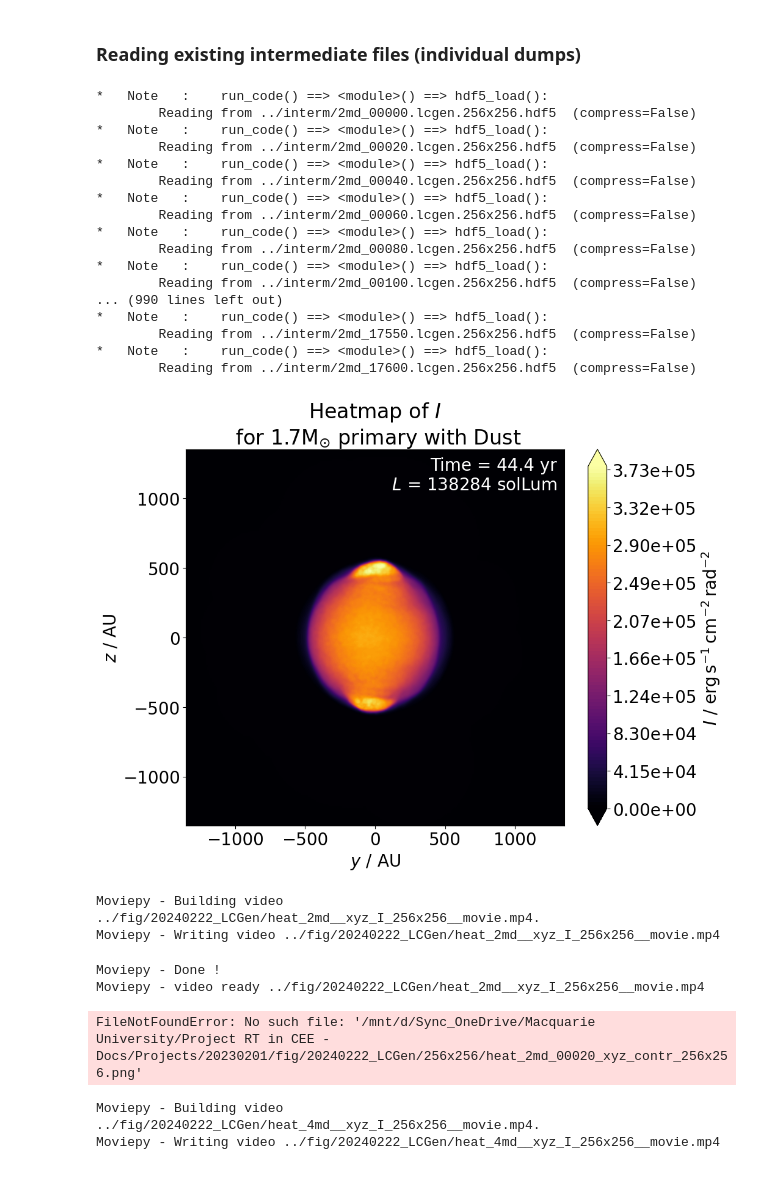
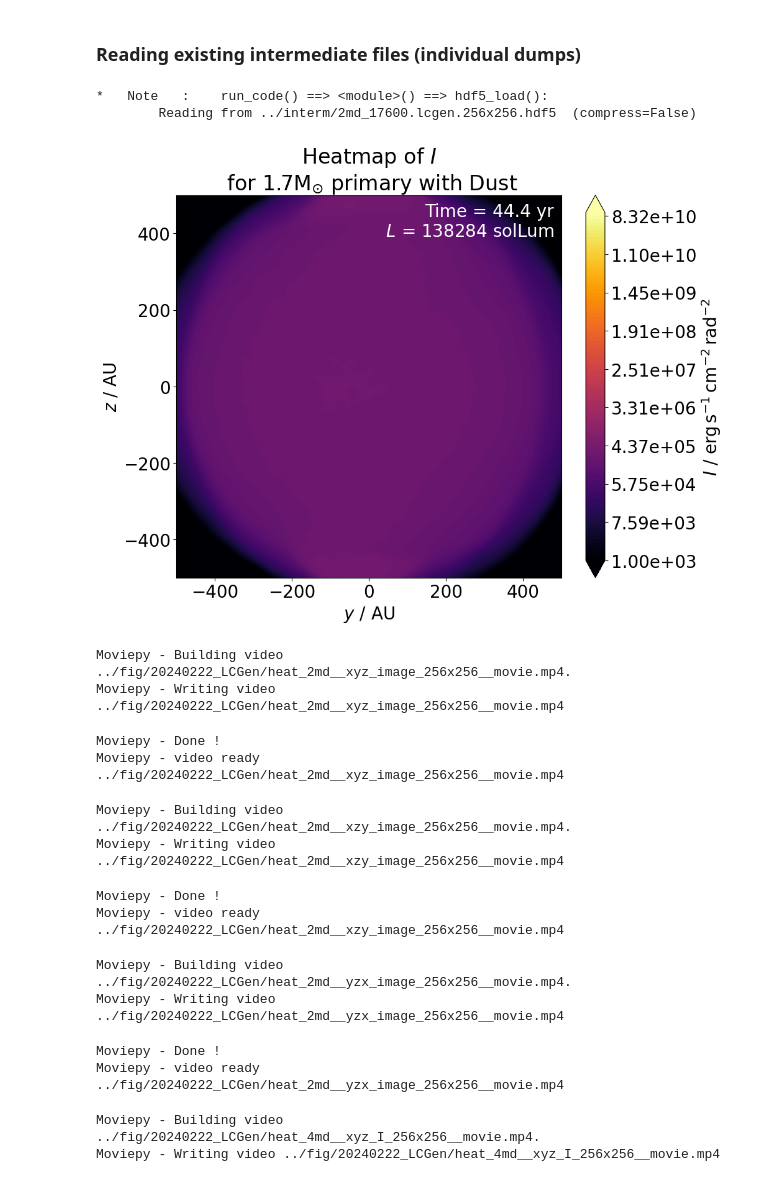
Before and after one commit to chunliangmu/RTinCEE-scripts-2024, a Jupyter notebook: script_LCGen_analysis.ipynb, the cells around one changed output. Drawn from its saved outputs; the diff is of its cells as text; code cells hidden in the pictures.

```diff
--- a/script_LCGen_analysis.ipynb
+++ b/script_LCGen_analysis.ipynb
@@ -302,8 +302,9 @@ def plot_heat(
     )
     if xylim is None: xylim  = max([abs(it) for it in extent])
     xylims = (-xylim, xylim)
-    levels = nlevel if not isinstance(norm, mpl.colors.Normalize) else np.linspace(norm.vmin, norm.vmax, nlevel+1)
-    if isinstance(norm, mpl.colors.Normalize):
+    if   isinstance(norm, mpl.colors.LogNorm):
+        levels = np.logspace(np.log10(norm.vmin), np.log10(norm.vmax), nlevel+1)
+    elif isinstance(norm, mpl.colors.Normalize):
         levels = np.linspace(norm.vmin, norm.vmax, nlevel+1) if levels is None else levels
         if isinstance(ticks, int):
             ticks  = np.linspace(norm.vmin, norm.vmax, ticks+1)
@@ -510,7 +511,7 @@ if __name__ == '__main__':
         job_name    = job_profile['job_name']
         file_indexes= job_profile['file_indexes']
 
-        for file_index in file_indexes: #[0, 1200, 4800, 17600]: #
+        for file_index in file_indexes[:1]: #[0, 1200, 4800, 17600]: #
             plt.close('all')
             data_full = mupl.hdf5_load(f"{interm_dir}{job_nickname}_{file_index:05d}.lcgen.{no_xy_txt}.hdf5")
             xyzs_list = list(data_full.keys()).copy() if xyzs_list is None else xyzs_list
@@ -545,51 +546,37 @@ if __name__ == '__main__':
                 figs = []
 
                 cmap = plt.get_cmap('inferno') #plt.get_cmap()
                 #cmap.set_over('white')
 
                 fig, _, outfilenames = plot_heat(
                     no_xy, rays_u, rads, data_label="$I$",
-                    xyzs=xyzs, save_label=f"I",
+                    xyzs=xyzs, save_label=f"image",
                     job_profile=job_profile, file_index=file_index, cmap=cmap, notes=data,
-                    norm=mpl.colors.Normalize(0., I_range, clip=False),
+                    #norm=mpl.colors.Normalize(0., I_range, clip=False),
+                    norm=mpl.colors.LogNorm(1e3, 1e11, clip=False),
                     cbar_num_fmt=lambda x, pos: f"{x:.2e}",
                     facecolor=cmap.get_under(), text_color='white',
                     xylim=(500*units.au).to_value(rays_u.unit),
                     output_dir=output_dir, out_exts=['png'], verbose=verbose_loop)
                 outfilenames_dict['rads' ][job_nickname][xyzs].append(outfilenames[-1])
                 figs.append(fig)
 
                 # fig, _, outfilenames = plot_heat(
                 #     no_xy, rays_u, data['contr'], data_label="contribution fraction of the most contributed",
                 #     xyzs=xyzs, save_label=f"contr",
                 #     job_profile=job_profile, file_index=file_index, cmap='seismic', notes=data,
                 #     ticks=10,
                 #     norm=mpl.colors.Normalize(0., 100.),
                 #     output_dir=output_dir, out_exts=['png'], verbose=verbose_loop)
                 # outfilenames_dict['contr'][job_nickname][xyzs].append(outfilenames[-1])
                 # figs.append(fig)
                 del data, rays_u, rads, I_avg, I_range
             del data_full
             gc.collect()
 # %% [output]
-*   Note   :    run_code() ==> <module>() ==> hdf5_load():
-        Reading from ../interm/2md_00000.lcgen.256x256.hdf5  (compress=False)
-*   Note   :    run_code() ==> <module>() ==> hdf5_load():
-        Reading from ../interm/2md_00020.lcgen.256x256.hdf5  (compress=False)
-*   Note   :    run_code() ==> <module>() ==> hdf5_load():
-        Reading from ../interm/2md_00040.lcgen.256x256.hdf5  (compress=False)
-*   Note   :    run_code() ==> <module>() ==> hdf5_load():
-        Reading from ../interm/2md_00060.lcgen.256x256.hdf5  (compress=False)
-*   Note   :    run_code() ==> <module>() ==> hdf5_load():
-        Reading from ../interm/2md_00080.lcgen.256x256.hdf5  (compress=False)
-*   Note   :    run_code() ==> <module>() ==> hdf5_load():
-        Reading from ../interm/2md_00100.lcgen.256x256.hdf5  (compress=False)
-... (990 lines left out)
-*   Note   :    run_code() ==> <module>() ==> hdf5_load():
-        Reading from ../interm/2md_17550.lcgen.256x256.hdf5  (compress=False)
 *   Note   :    run_code() ==> <module>() ==> hdf5_load():
         Reading from ../interm/2md_17600.lcgen.256x256.hdf5  (compress=False)
-[figure, old version]
+[figure, new version]
 # %%
 # generating movies (2md) (with 2 different fps speed- fixed to 1/6 second per 100 dumps)
 if __name__ == '__main__':
@@ -598,18 +585,25 @@ if __name__ == '__main__':
     for xyz in ['xyz', 'xzy', 'yzx']:
         input_dir = f'../fig/20240222_LCGen/{no_xy_txt}/'
         output_dir= f'../fig/20240222_LCGen/'
-        for mode in ['I', 'contr']:
+        for mode in ['image']: # , 'contr'
             fps1, outfilenames1 = 30, [f"{input_dir}heat_{job_nickname}_{i:05d}_{xyz}_{mode}_256x256.png" for i in range(   0,  5000-1,  20)]
             fps2, outfilenames2 = 12, [f"{input_dir}heat_{job_nickname}_{i:05d}_{xyz}_{mode}_256x256.png" for i in range(5000, 17600+1,  50)]
             moviefilename = f'{output_dir}heat_{job_nickname}__{xyz}_{mode}_{no_xy_txt}__movie.mp4'
             with ImageSequenceClip(outfilenames1, fps=fps1) as vid1, ImageSequenceClip(outfilenames2, fps=fps2) as vid2:
                 concatenate_videoclips((vid1, vid2)).write_videofile(moviefilename)
 # %% [output]
-Moviepy - Building video ../fig/20240222_LCGen/heat_2md__xyz_I_256x256__movie.mp4.
-Moviepy - Writing video ../fig/20240222_LCGen/heat_2md__xyz_I_256x256__movie.mp4
+Moviepy - Building video ../fig/20240222_LCGen/heat_2md__xyz_image_256x256__movie.mp4.
+Moviepy - Writing video ../fig/20240222_LCGen/heat_2md__xyz_image_256x256__movie.mp4
 Moviepy - Done !
-Moviepy - video ready ../fig/20240222_LCGen/heat_2md__xyz_I_256x256__movie.mp4
+Moviepy - video ready ../fig/20240222_LCGen/heat_2md__xyz_image_256x256__movie.mp4
-FileNotFoundError: No such file: '/mnt/d/Sync_OneDrive/Macquarie University/Project RT in CEE - Docs/Projects/20230201/fig/20240222_LCGen/256x256/heat_2md_00020_xyz_contr_256x256.png'
+Moviepy - Building video ../fig/20240222_LCGen/heat_2md__xzy_image_256x256__movie.mp4.
+Moviepy - Writing video ../fig/20240222_LCGen/heat_2md__xzy_image_256x256__movie.mp4
+Moviepy - Done !
+Moviepy - video ready ../fig/20240222_LCGen/heat_2md__xzy_image_256x256__movie.mp4
+Moviepy - Building video ../fig/20240222_LCGen/heat_2md__yzx_image_256x256__movie.mp4.
+Moviepy - Writing video ../fig/20240222_LCGen/heat_2md__yzx_image_256x256__movie.mp4
+Moviepy - Done !
+Moviepy - video ready ../fig/20240222_LCGen/heat_2md__yzx_image_256x256__movie.mp4
 # %%
 # generating movies (4md)
 if __name__ == '__main__':
```
